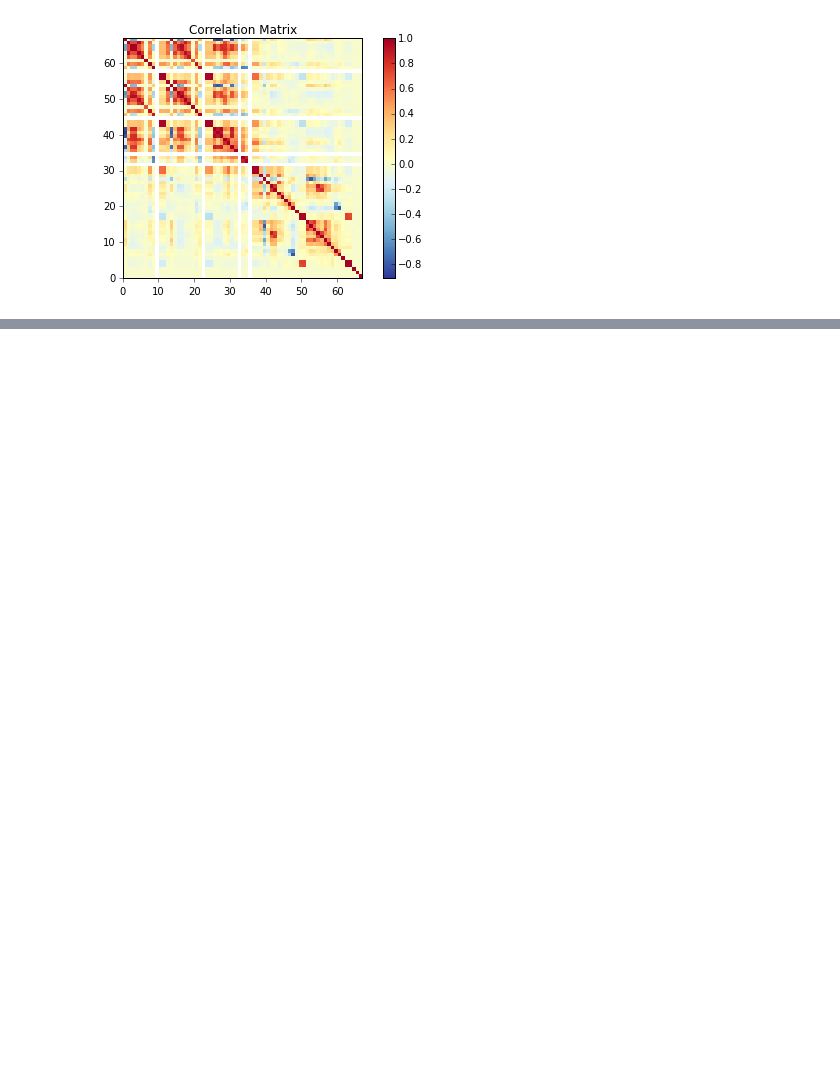
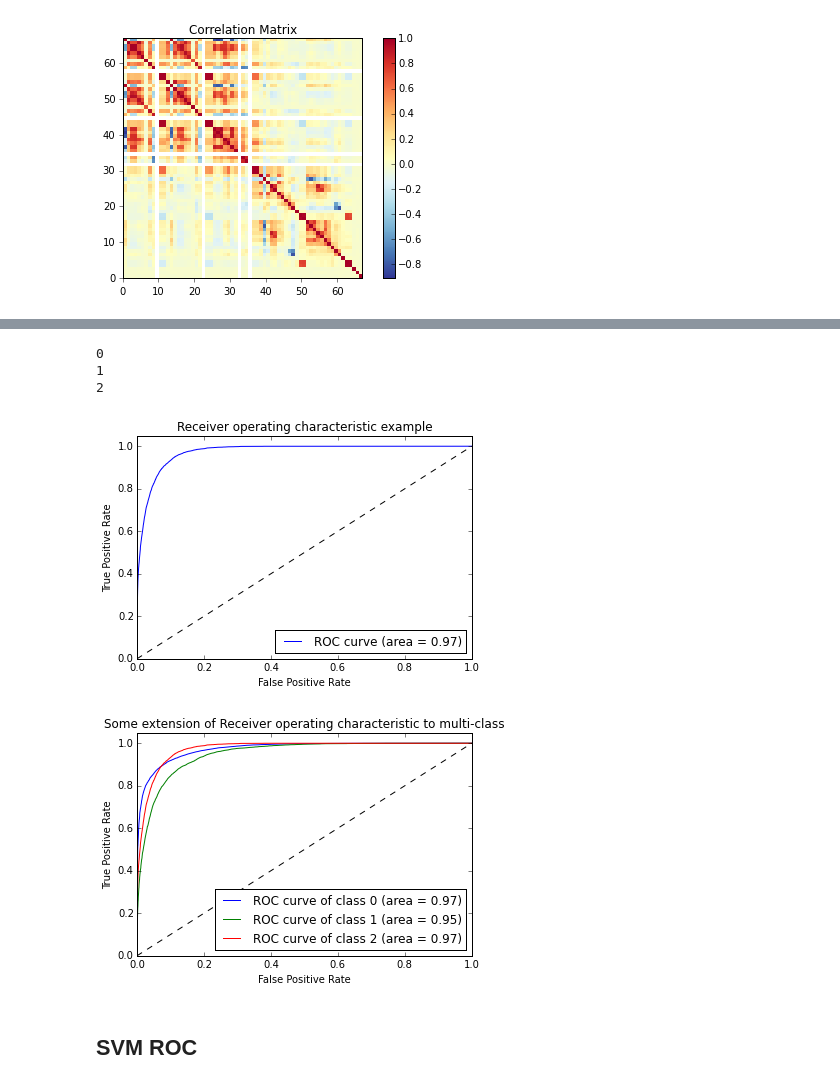
Before and after one commit to kuancheng/STAT215A-LAB4, a Jupyter notebook: code/Lab_4.ipynb, the cells around one changed output, grey strips where cells are left out. Saved outputs shown, nothing was run; the diff lists cells and outputs as text; code cells hidden in the pictures; blank space fills up the shorter version.

```diff
--- a/code/Lab_4.ipynb
+++ b/code/Lab_4.ipynb
@@ -1225,0 +495,3 @@ range(4)
+# %%
+forest = random_forest(n_estimators = 1000, max_depth=50, min_samples_split = 26, n_jobs =-1)
+a,b,c,d = getROCandAccuracyOfCLF(forest, df_train.ix[:,best_column_features], y_train, ROC = True)
@@ -1225,0 +517,46 @@ range(4)
+# %%
+fpr = dict()
+tpr = dict()
+roc_auc = dict()
+n_classes = [0,1,2]
+for i in range(3):
+    print n_classes[i]
+    fpr[i]= np.array(pd.DataFrame(pd.DataFrame(a)[i].tolist()).mean().tolist())
+    tpr[i]= np.array(pd.DataFrame(pd.DataFrame(b)[i].tolist()).mean().tolist())
+    roc_auc[i] = np.array(pd.DataFrame(pd.DataFrame(c)[i].tolist()).mean().tolist())
+# %% [output]
+0
+1
+2
+# %%
+# Plot of a ROC curve for a specific class
+plt.figure()
+plt.plot(fpr[2], tpr[2], label='ROC curve (area = %0.2f)' % roc_auc[2])
+plt.plot([0, 1], [0, 1], 'k--')
+plt.xlim([0.0, 1.0])
+plt.ylim([0.0, 1.05])
+plt.xlabel('False Positive Rate')
+plt.ylabel('True Positive Rate')
+plt.title('Receiver operating characteristic example')
+plt.legend(loc="lower right")
+plt.show()
+
+# Plot ROC curve
+plt.figure()
+
+for i in range(len(n_classes)):
+    plt.plot(fpr[i], tpr[i], label='ROC curve of class {0} (area = {1:0.2f})'.format(i, float(roc_auc[i])))
+
+plt.plot([0, 1], [0, 1], 'k--')
+plt.xlim([0.0, 1.0])
+plt.ylim([0.0, 1.05])
+plt.xlabel('False Positive Rate')
+plt.ylabel('True Positive Rate')
+plt.title('Some extension of Receiver operating characteristic to multi-class')
+plt.legend(loc="lower right")
+plt.show()
+# %% [output]
+[figure, added]
+[figure, added]
+# %% [markdown]
+## SVM ROC
```
Also changed, not shown: parts of 189 cells of this notebook.
